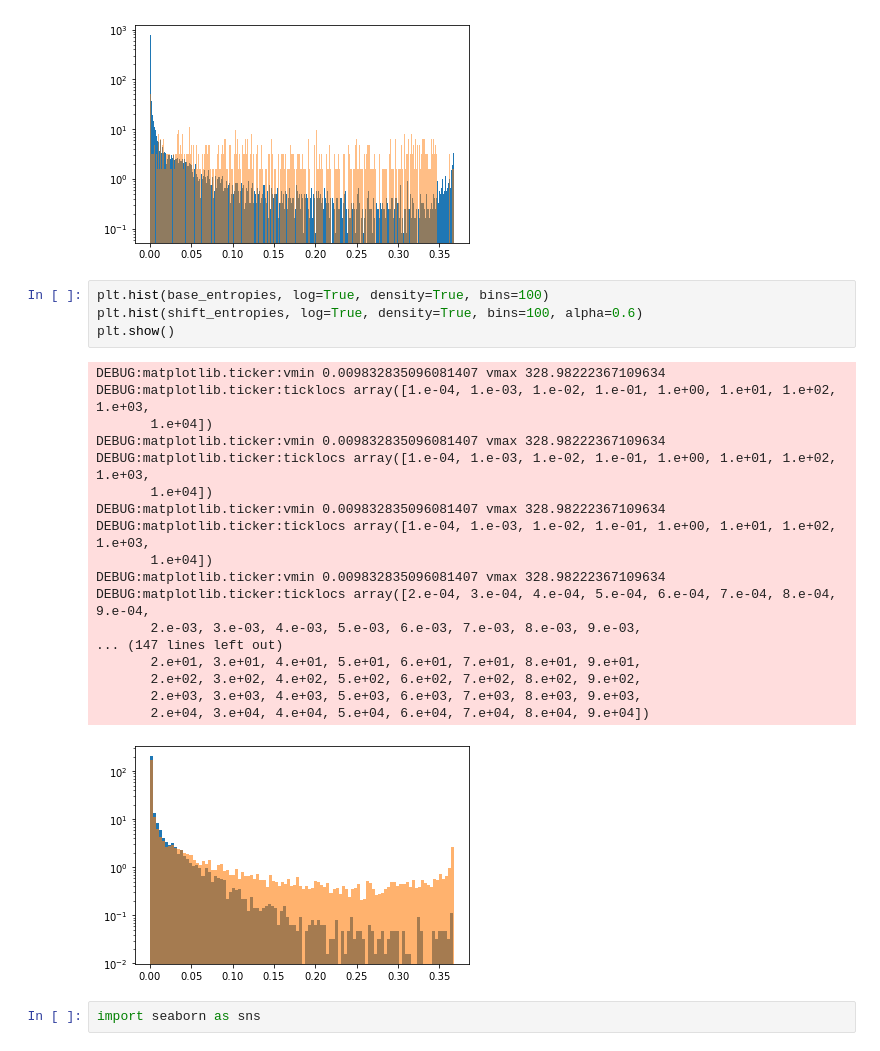
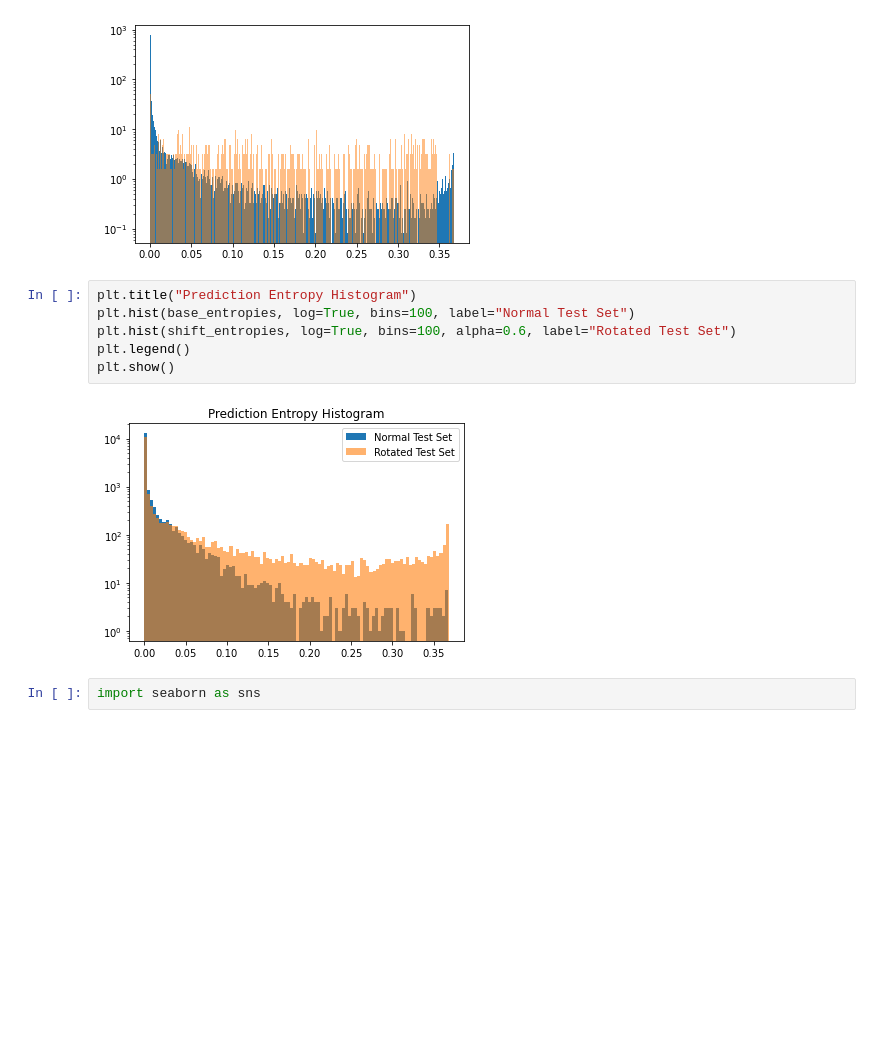
Before and after one commit to nicolasj92/drift_ml, a Jupyter notebook: src/drift_ml/datasets/bosch_cnc_machining/notebooks/stft_augment_cnn.ipynb, the cells around one changed output. Drawn from its saved outputs; the diff is of its cells as text; blank space fills up the shorter version.

```diff
--- a/src/drift_ml/datasets/bosch_cnc_machining/notebooks/stft_augment_cnn.ipynb
+++ b/src/drift_ml/datasets/bosch_cnc_machining/notebooks/stft_augment_cnn.ipynb
@@ -115,27 +115,12 @@ DEBUG:matplotlib.ticker:ticklocs array([2.e-03, 3.e-03, 4.e-03, 5.e-03, 6.e-03,
        2.e+05, 3.e+05, 4.e+05, 5.e+05, 6.e+05, 7.e+05, 8.e+05, 9.e+05])
 [figure]
 # %%
-plt.hist(base_entropies, log=True, density=True, bins=100)
-plt.hist(shift_entropies, log=True, density=True, bins=100, alpha=0.6)
+plt.title("Prediction Entropy Histogram")
+plt.hist(base_entropies, log=True, bins=100, label="Normal Test Set")
+plt.hist(shift_entropies, log=True, bins=100, alpha=0.6, label="Rotated Test Set")
+plt.legend()
 plt.show()
 # %% [output]
-DEBUG:matplotlib.ticker:vmin 0.009832835096081407 vmax 328.98222367109634
-DEBUG:matplotlib.ticker:ticklocs array([1.e-04, 1.e-03, 1.e-02, 1.e-01, 1.e+00, 1.e+01, 1.e+02, 1.e+03,
-       1.e+04])
-DEBUG:matplotlib.ticker:vmin 0.009832835096081407 vmax 328.98222367109634
-DEBUG:matplotlib.ticker:ticklocs array([1.e-04, 1.e-03, 1.e-02, 1.e-01, 1.e+00, 1.e+01, 1.e+02, 1.e+03,
-       1.e+04])
-DEBUG:matplotlib.ticker:vmin 0.009832835096081407 vmax 328.98222367109634
-DEBUG:matplotlib.ticker:ticklocs array([1.e-04, 1.e-03, 1.e-02, 1.e-01, 1.e+00, 1.e+01, 1.e+02, 1.e+03,
-       1.e+04])
-DEBUG:matplotlib.ticker:vmin 0.009832835096081407 vmax 328.98222367109634
-DEBUG:matplotlib.ticker:ticklocs array([2.e-04, 3.e-04, 4.e-04, 5.e-04, 6.e-04, 7.e-04, 8.e-04, 9.e-04,
-       2.e-03, 3.e-03, 4.e-03, 5.e-03, 6.e-03, 7.e-03, 8.e-03, 9.e-03,
-... (147 lines left out)
-       2.e+01, 3.e+01, 4.e+01, 5.e+01, 6.e+01, 7.e+01, 8.e+01, 9.e+01,
-       2.e+02, 3.e+02, 4.e+02, 5.e+02, 6.e+02, 7.e+02, 8.e+02, 9.e+02,
-       2.e+03, 3.e+03, 4.e+03, 5.e+03, 6.e+03, 7.e+03, 8.e+03, 9.e+03,
-       2.e+04, 3.e+04, 4.e+04, 5.e+04, 6.e+04, 7.e+04, 8.e+04, 9.e+04])
-[figure, old version]
+[figure, new version]
 # %%
 import seaborn as sns
```
Also changed, not shown: parts of 1 cell of this notebook, 2 other files.
